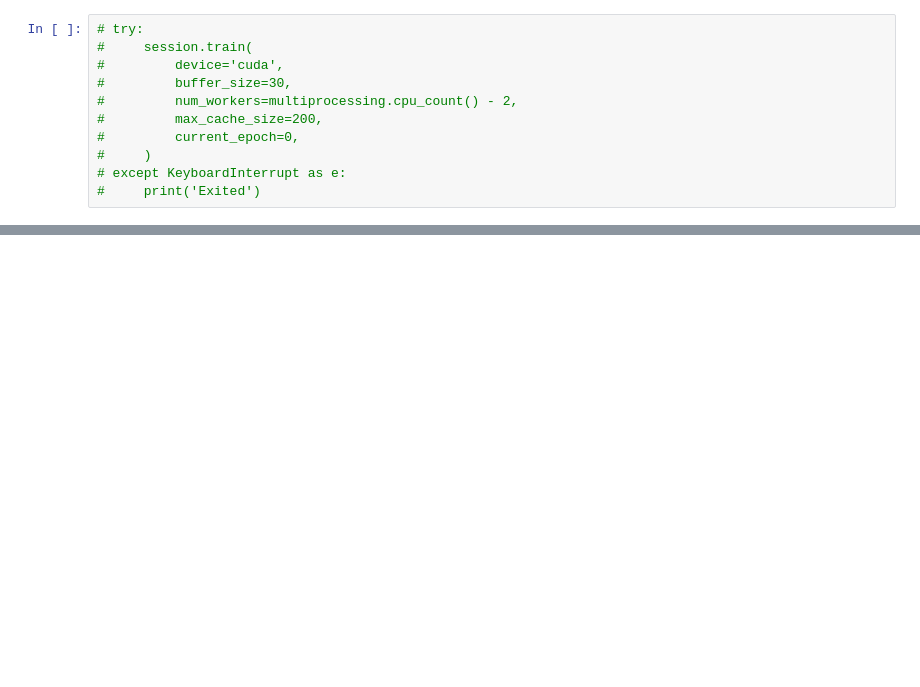
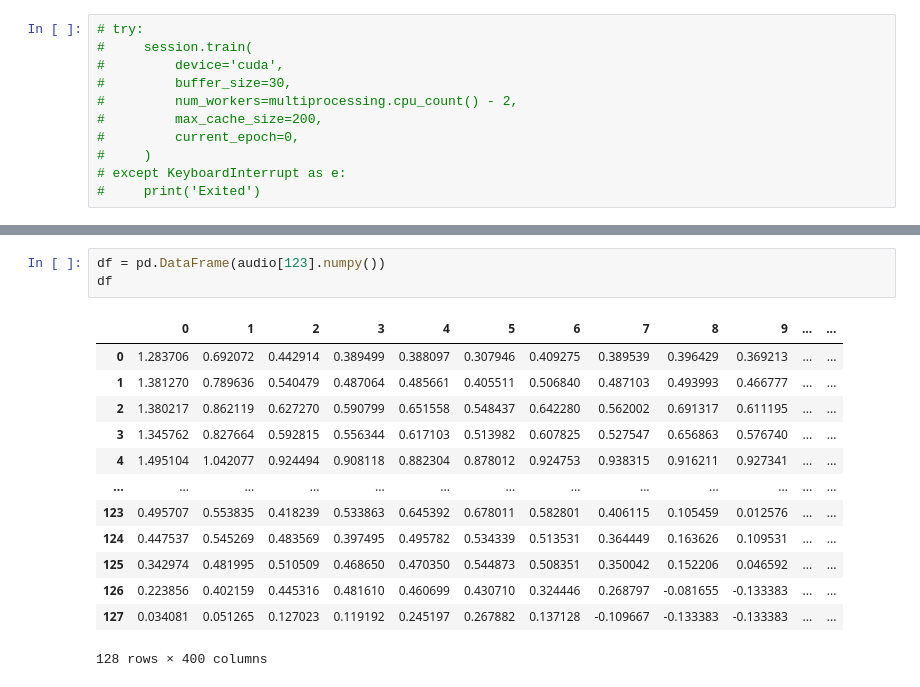
Before and after one commit to shsu04/brain-decoding, a Jupyter notebook: train.ipynb, the cells around one changed output, grey strips where cells are left out. Cells and saved outputs as stored; diff of their text form; blank space fills up the shorter version.

```diff
--- a/train.ipynb
+++ b/train.ipynb
@@ -194,0 +211,17 @@ mel_spectrogram(
+# %%
+df = pd.DataFrame(audio[123].numpy())
+df
+# %% [output]
+|  | 0 | 1 | 2 | 3 | 4 | 5 | 6 | 7 | 8 | 9 | ... | ... |
+| 0 | 1.283706 | 0.692072 | 0.442914 | 0.389499 | 0.388097 | 0.307946 | 0.409275 | 0.389539 | 0.396429 | 0.369213 | ... | ... |
+| 1 | 1.381270 | 0.789636 | 0.540479 | 0.487064 | 0.485661 | 0.405511 | 0.506840 | 0.487103 | 0.493993 | 0.466777 | ... | ... |
+| 2 | 1.380217 | 0.862119 | 0.627270 | 0.590799 | 0.651558 | 0.548437 | 0.642280 | 0.562002 | 0.691317 | 0.611195 | ... | ... |
+| 3 | 1.345762 | 0.827664 | 0.592815 | 0.556344 | 0.617103 | 0.513982 | 0.607825 | 0.527547 | 0.656863 | 0.576740 | ... | ... |
+| 4 | 1.495104 | 1.042077 | 0.924494 | 0.908118 | 0.882304 | 0.878012 | 0.924753 | 0.938315 | 0.916211 | 0.927341 | ... | ... |
+| ... | ... | ... | ... | ... | ... | ... | ... | ... | ... | ... | ... | ... |
+| 123 | 0.495707 | 0.553835 | 0.418239 | 0.533863 | 0.645392 | 0.678011 | 0.582801 | 0.406115 | 0.105459 | 0.012576 | ... | ... |
+| 124 | 0.447537 | 0.545269 | 0.483569 | 0.397495 | 0.495782 | 0.534339 | 0.513531 | 0.364449 | 0.163626 | 0.109531 | ... | ... |
+| 125 | 0.342974 | 0.481995 | 0.510509 | 0.468650 | 0.470350 | 0.544873 | 0.508351 | 0.350042 | 0.152206 | 0.046592 | ... | ... |
+| 126 | 0.223856 | 0.402159 | 0.445316 | 0.481610 | 0.460699 | 0.430710 | 0.324446 | 0.268797 | -0.081655 | -0.133383 | ... | ... |
+| 127 | 0.034081 | 0.051265 | 0.127023 | 0.119192 | 0.245197 | 0.267882 | 0.137128 | -0.109667 | -0.133383 | -0.133383 | ... | ... |
+128 rows × 400 columns
```
Also changed, not shown: parts of 3 cells of this notebook, 7 other files.
